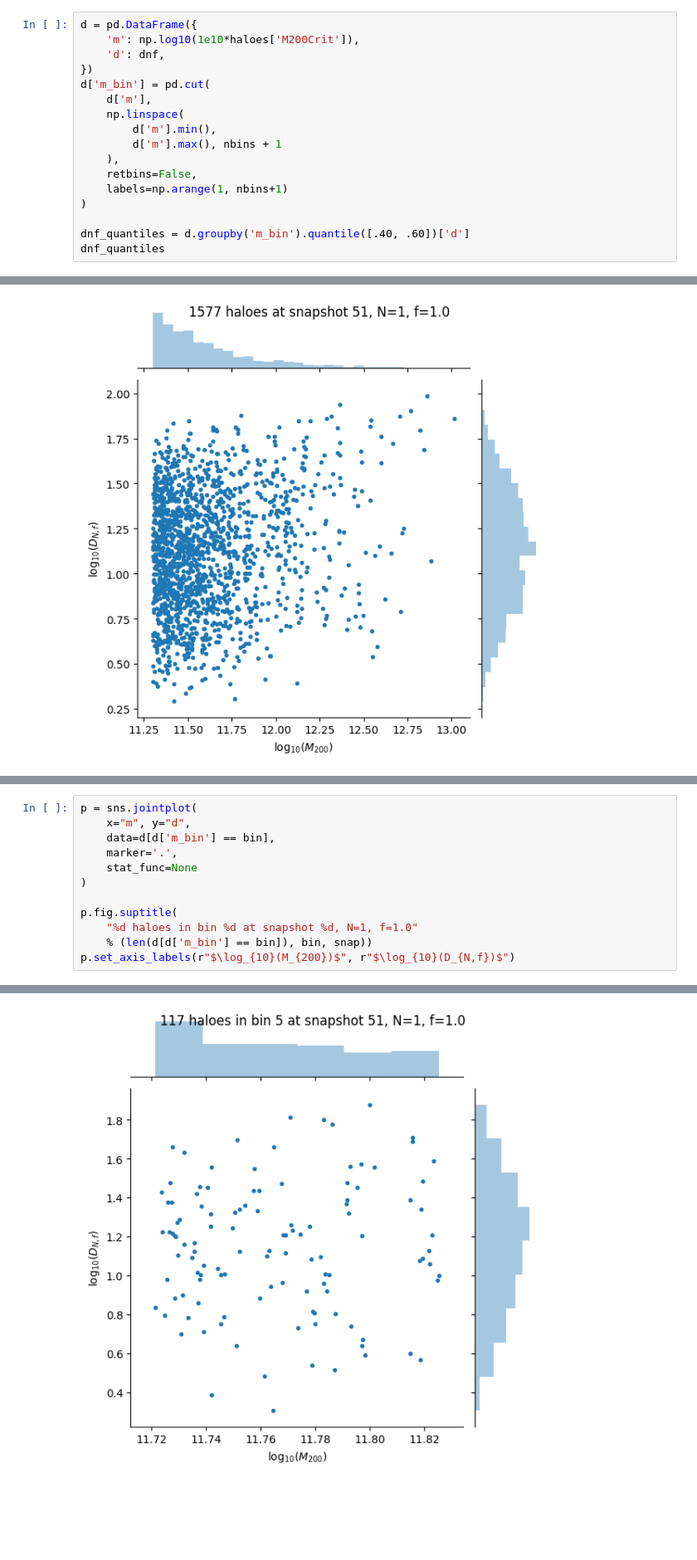
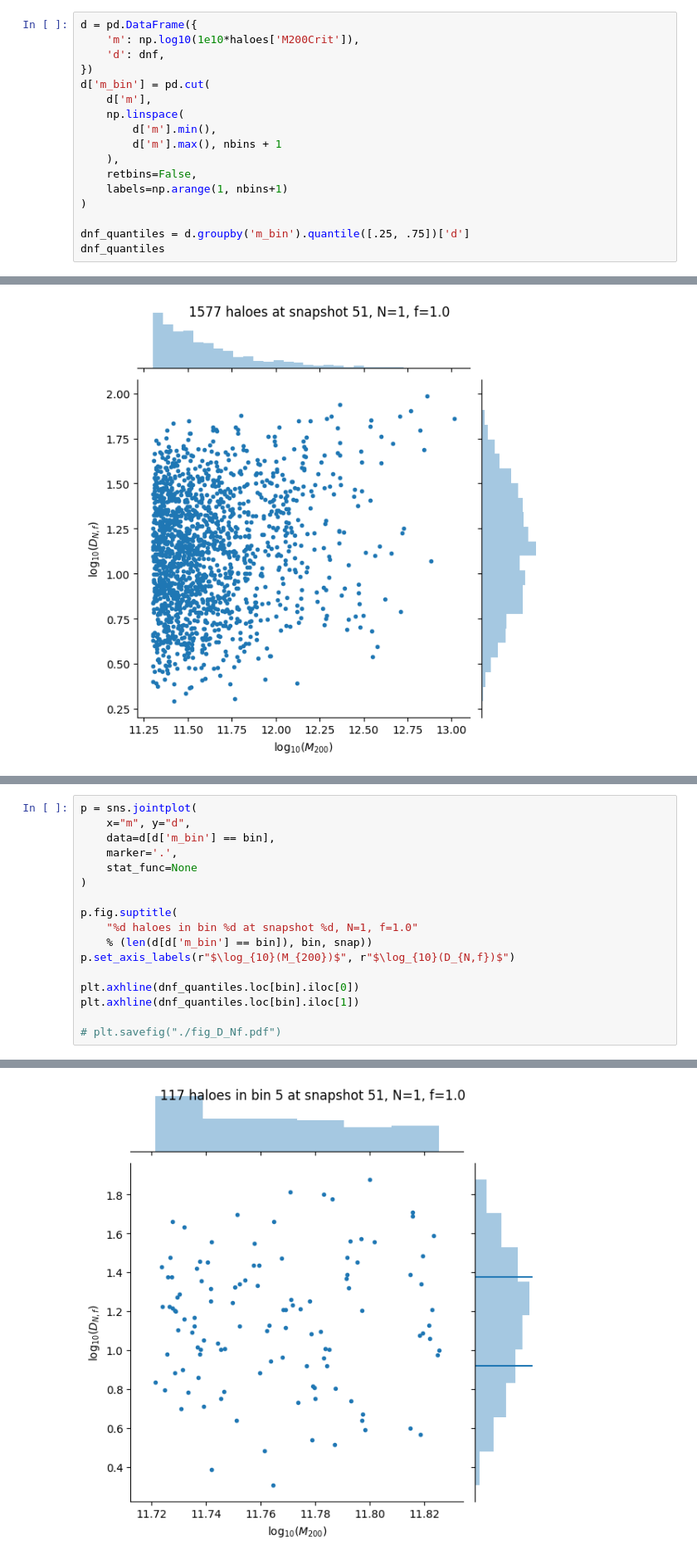
Before and after one commit to oleskiewicz/hbtp, a Jupyter notebook: environment.ipynb, the cells around one changed output, grey strips where cells are left out. Shown at 83% size. Saved outputs shown, nothing was run; the diff lists cells and outputs as text; blank space fills up the shorter version.

```diff
--- a/environment.ipynb
+++ b/environment.ipynb
@@ -144,7 +144,7 @@ d['m_bin'] = pd.cut(
     labels=np.arange(1, nbins+1)
 )
 
-dnf_quantiles = d.groupby('m_bin').quantile([.40, .60])['d']
+dnf_quantiles = d.groupby('m_bin').quantile([.25, .75])['d']
 dnf_quantiles
 # %% [output]
 m_bin
@@ -195,4 +189,9 @@ p.fig.suptitle(
     "%d haloes in bin %d at snapshot %d, N=1, f=1.0"
     % (len(d[d['m_bin'] == bin]), bin, snap))
 p.set_axis_labels(r"$\log_{10}(M_{200})$", r"$\log_{10}(D_{N,f})$")
+
+plt.axhline(dnf_quantiles.loc[bin].iloc[0])
+plt.axhline(dnf_quantiles.loc[bin].iloc[1])
+
+# plt.savefig("./fig_D_Nf.pdf")
 # %% [output]
@@ -200 +199 @@ p.set_axis_labels(r"$\log_{10}(M_{200})$", r"$\log_{10}(D_{N,f})$")
-[figure, old version]
+[figure, new version]
```
Also changed, not shown: parts of 3 cells of this notebook, 1 other file.
